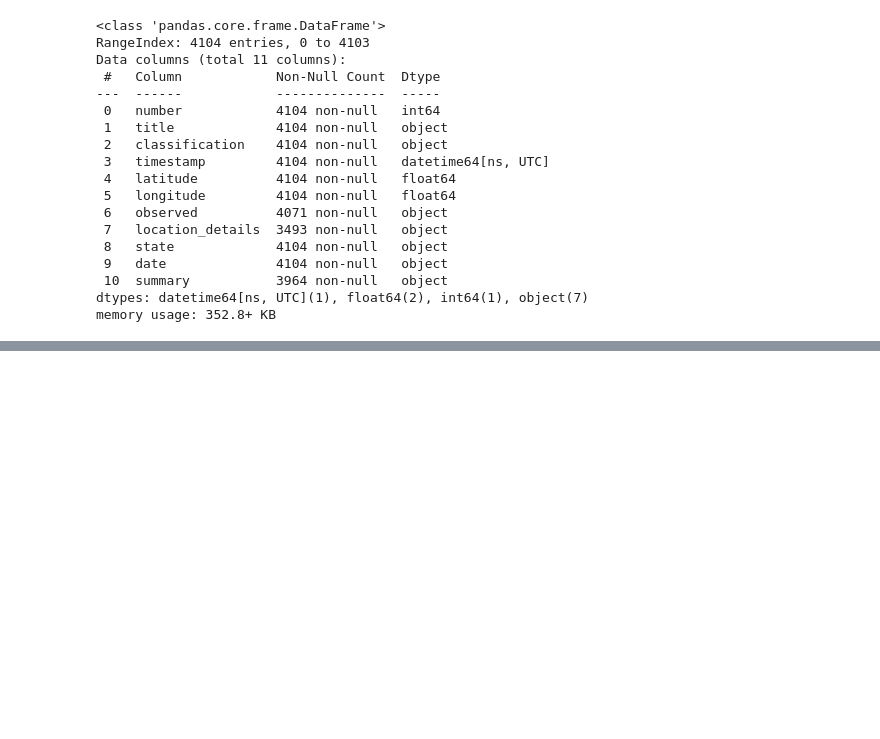
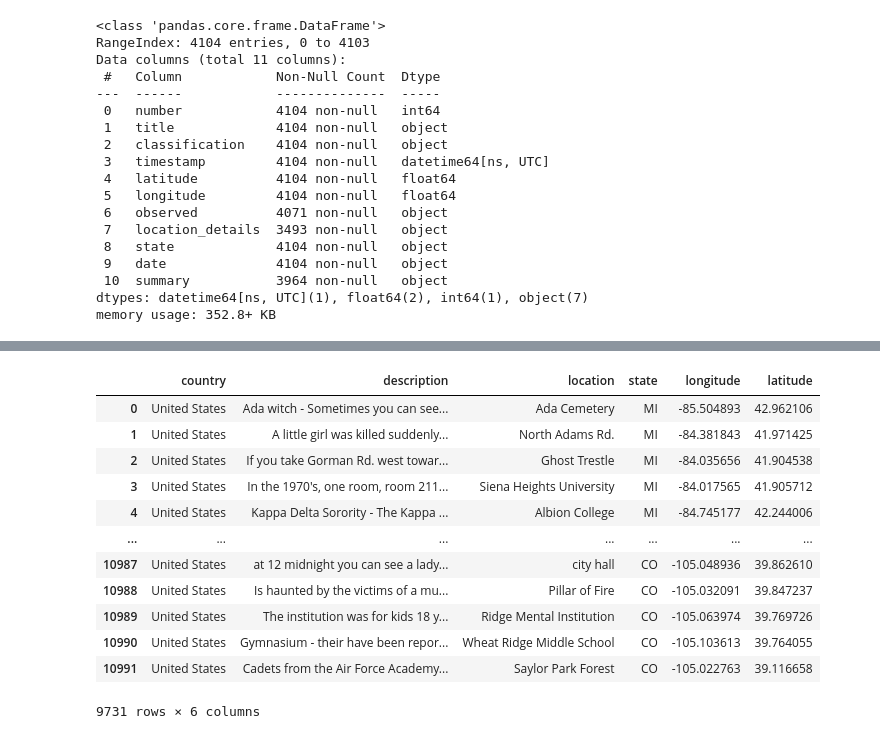
Before and after one commit to Morgen-Henry/supernatural_map, a Jupyter notebook: Data Cleaning/datacleaning.ipynb, the cells around one changed output, grey strips where cells are left out. Drawn from its saved outputs; the diff is of its cells as text; code cells hidden in the pictures; blank space fills up the shorter version.

```diff
--- a/Data Cleaning/datacleaning.ipynb
+++ b/Data Cleaning/datacleaning.ipynb
@@ -144,0 +241,17 @@ hauntedPlaces.head()
+# %%
+hauntedPlaces = hauntedPlaces.dropna()
+hauntedPlaces
+# %% [output]
+|  | country | description | location | state | longitude | latitude |
+| 0 | United States | Ada witch - Sometimes you can see... | Ada Cemetery | MI | -85.504893 | 42.962106 |
+| 1 | United States | A little girl was killed suddenly... | North Adams Rd. | MI | -84.381843 | 41.971425 |
+| 2 | United States | If you take Gorman Rd. west towar... | Ghost Trestle | MI | -84.035656 | 41.904538 |
+| 3 | United States | In the 1970's, one room, room 211... | Siena Heights University | MI | -84.017565 | 41.905712 |
+| 4 | United States | Kappa Delta Sorority - The Kappa ... | Albion College | MI | -84.745177 | 42.244006 |
+| ... | ... | ... | ... | ... | ... | ... |
+| 10987 | United States | at 12 midnight you can see a lady... | city hall | CO | -105.048936 | 39.862610 |
+| 10988 | United States | Is haunted by the victims of a mu... | Pillar of Fire | CO | -105.032091 | 39.847237 |
+| 10989 | United States | The institution was for kids 18 y... | Ridge Mental Institution | CO | -105.063974 | 39.769726 |
+| 10990 | United States | Gymnasium - their have been repor... | Wheat Ridge Middle School | CO | -105.103613 | 39.764055 |
+| 10991 | United States | Cadets from the Air Force Academy... | Saylor Park Forest | CO | -105.022763 | 39.116658 |
+9731 rows × 6 columns
```
Also changed, not shown: parts of 9 cells of this notebook, 1 other file.
